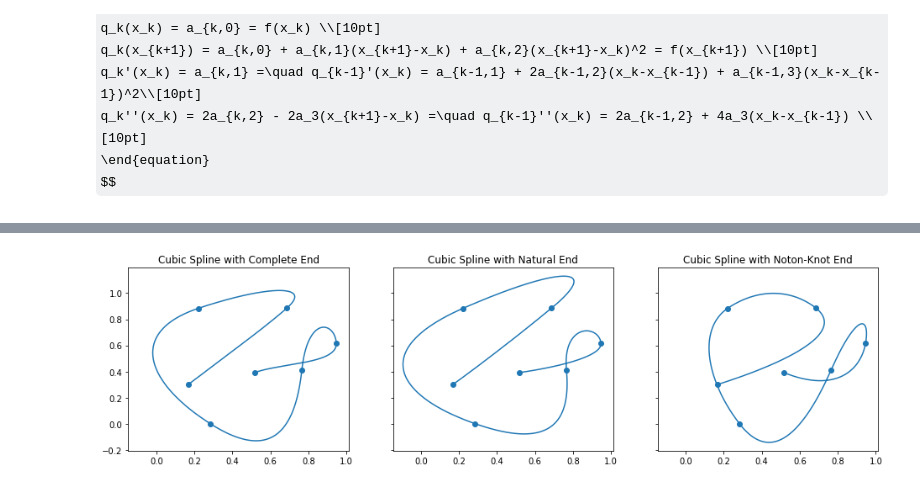
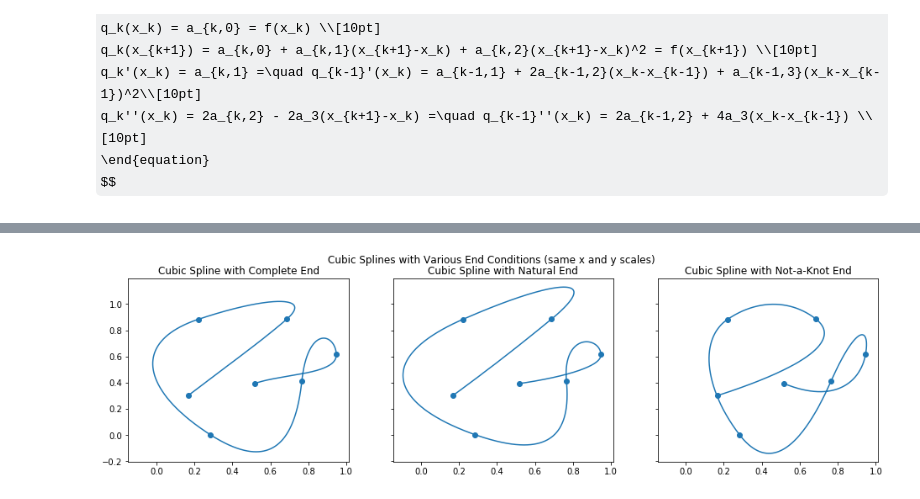
Before and after one commit to PooneetThaper/ScientificComputing, a Jupyter notebook: HW3/Homework 3 Pooneet Thaper.ipynb, the cells around one changed output, grey strips where cells are left out. Saved outputs shown, nothing was run; the diff lists cells and outputs as text; code cells hidden in the pictures; some formulas as TeX source.

```diff
--- a/HW3/Homework 3 Pooneet Thaper.ipynb
+++ b/HW3/Homework 3 Pooneet Thaper.ipynb
@@ -192,7 +192,7 @@ def natural_edge_condition(y_values, x_values):
 
     return edge_conditions, values
 
-def noton_knot_edge_condition(y_values, x_values):
+def not_a_knot_edge_condition(y_values, x_values):
     # Satisfy left edge condition
     row_edge_left = ([-6, 0, 0, 0, 6, 0, 0, 0]
                 + [0]*((len(y_values)-3)*4))
@@ -213,8 +213,8 @@ def cubic_spline(y_values, x_values, edge):
 
     if edge == 'natural':
         edge_conditions, values = natural_edge_condition(y_values, x_values)
-    elif edge == 'noton_knot':
-        edge_conditions, values = noton_knot_edge_condition(y_values, x_values)
+    elif edge == 'not_a_knot':
+        edge_conditions, values = not_a_knot_edge_condition(y_values, x_values)
     elif edge == 'complete':
         edge_conditions, values = complete_edge_condition(y_values, x_values)
 
@@ -278,34 +278,35 @@ from matplotlib.mlab import frange
 def plot_splines(x_values, y_values, edge):
     x_coefficients = cubic_spline(x_values, None, edge)
     y_coefficients = cubic_spline(y_values, None, edge)
 
     ret_x_values = []
     ret_y_values = []
 
     for idx in range(len(x_values)-1):
         for i in frange(idx, idx+1,0.001):
             ret_x_values.append(eval_cubic(i, idx, idx+1, x_coefficients[(4*idx):4*(idx+1)]))
             ret_y_values.append(eval_cubic(i, idx, idx+1, y_coefficients[(4*idx):4*(idx+1)]))
             # print(i, ret_x_values[-1], ret_y_values[-1])
 
     return ret_x_values, ret_y_values
 
 fig, ax = plt.subplots(1,3,figsize=(16,4), sharey = True, sharex = True)
 # Complete spline using the slopes between the first two and last two points for edge derivitives
 plt_x_values, plt_y_values = plot_splines(x_values, y_values, 'complete')
 ax[0].plot(plt_x_values, plt_y_values)
 ax[0].scatter(x_values, y_values)
 ax[0].set_title("Cubic Spline with Complete End")
 # Complete spline using zeros for edge derivitives
 plt_x_values, plt_y_values = plot_splines(x_values, y_values, 'natural')
 ax[1].plot(plt_x_values, plt_y_values)
 ax[1].scatter(x_values, y_values)
 ax[1].set_title("Cubic Spline with Natural End")
-# Noton-Knot spline
-plt_x_values, plt_y_values = plot_splines(x_values, y_values, 'noton_knot')
+# Not-a-Knot spline
+plt_x_values, plt_y_values = plot_splines(x_values, y_values, 'not_a_knot')
 ax[2].plot(plt_x_values, plt_y_values)
 ax[2].scatter(x_values, y_values)
-ax[2].set_title("Cubic Spline with Noton-Knot End")
+ax[2].set_title("Cubic Spline with Not-a-Knot End")
+fig.suptitle("Cubic Splines with Various End Conditions (same x and y scales)")
 plt.show()
 # %% [output]
-[figure, old version]
+[figure, new version]
```
Also changed, not shown: parts of 7 cells of this notebook.
